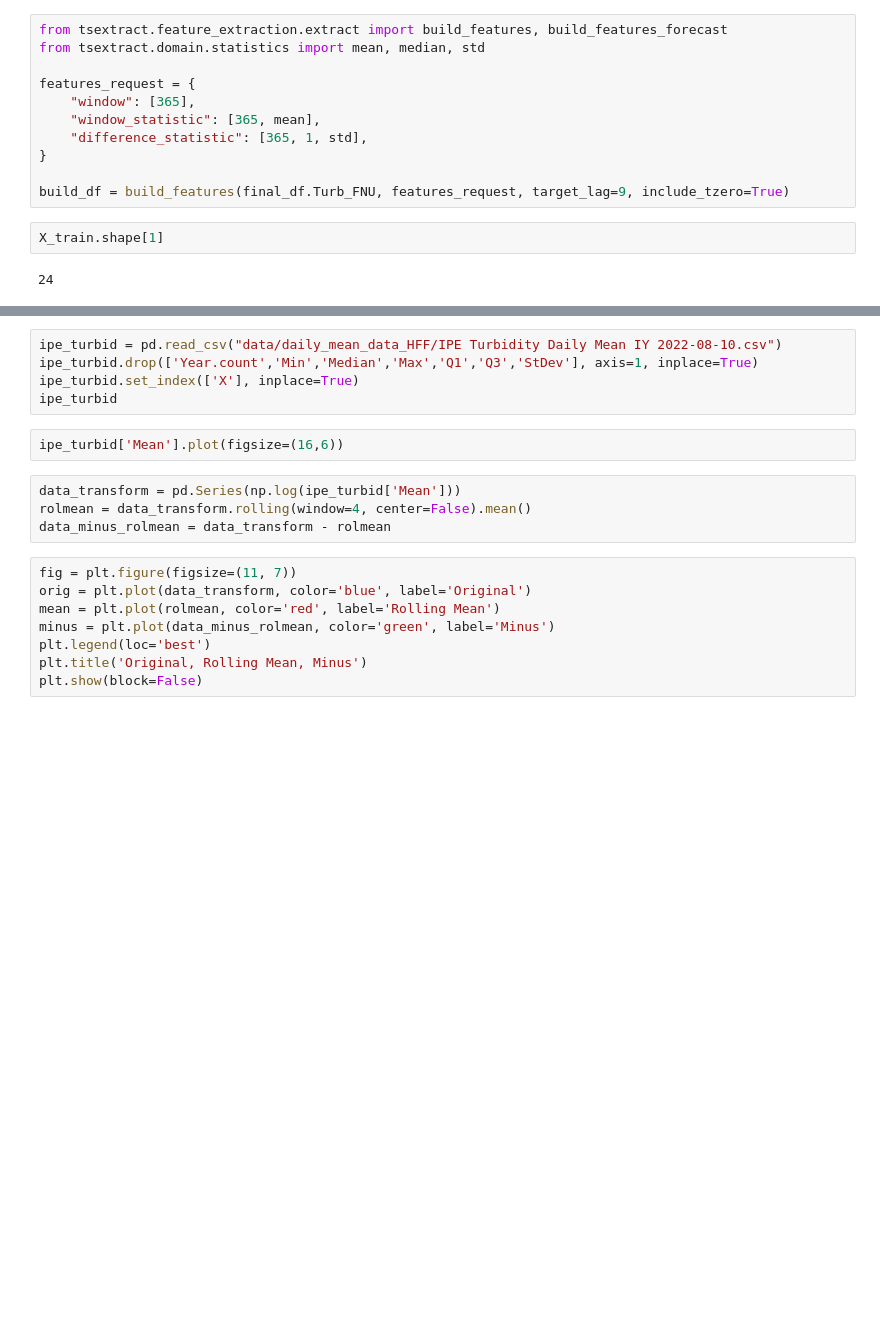
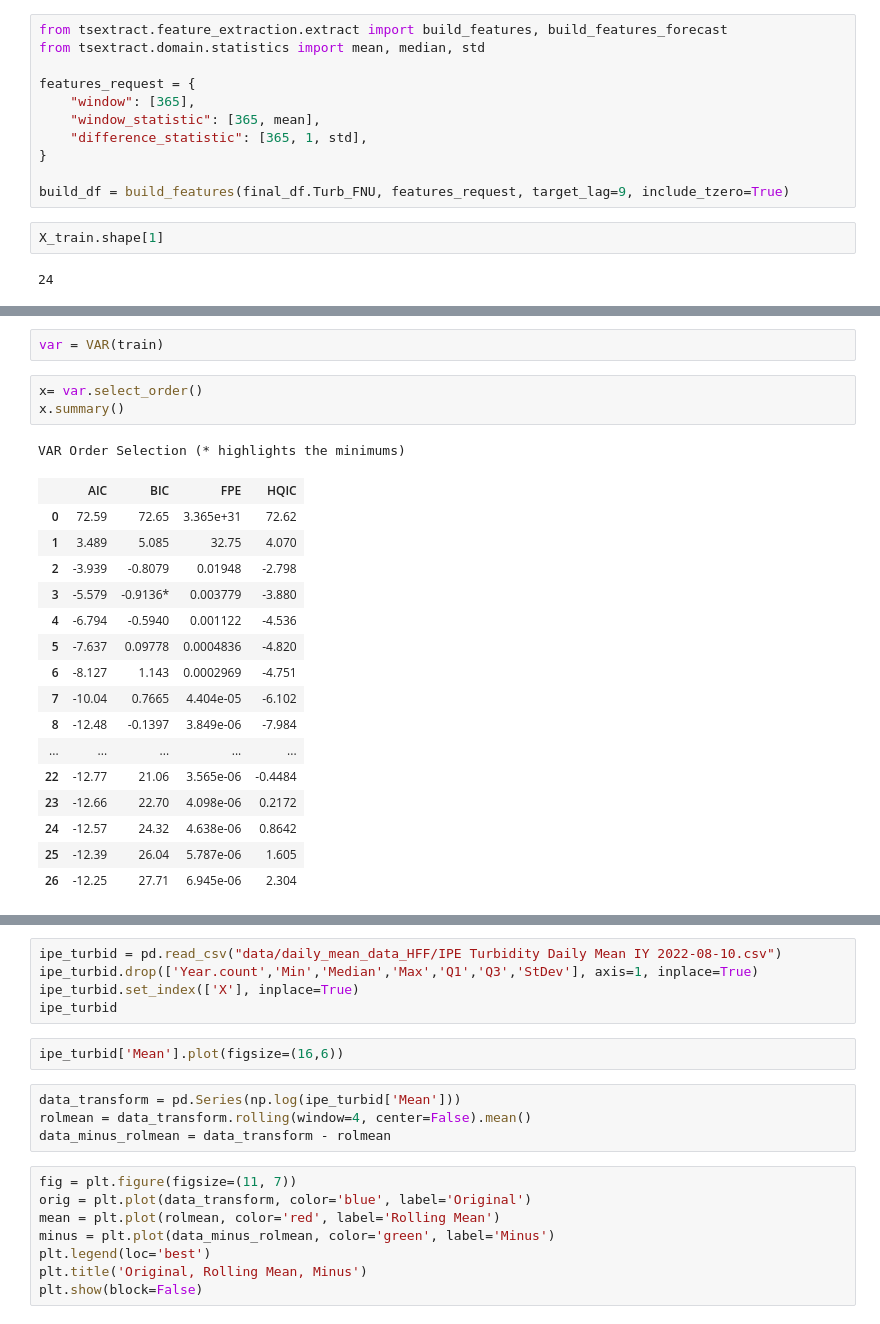
Before and after one commit to Krispy3/HFF_Water, a Jupyter notebook: scratch.ipynb, the cells around one changed output, grey strips where cells are left out. Drawn from its saved outputs; the diff is of its cells as text; blank space fills up the shorter version.

```diff
--- a/scratch.ipynb
+++ b/scratch.ipynb
@@ -641,0 +689,23 @@ AttributeError: 'Sequential' object has no attribute 'score'
+# %%
+var = VAR(train)
+# %%
+x= var.select_order()
+x.summary()
+# %% [output]
+VAR Order Selection (* highlights the minimums)
+|  | AIC | BIC | FPE | HQIC |
+| 0 | 72.59 | 72.65 | 3.365e+31 | 72.62 |
+| 1 | 3.489 | 5.085 | 32.75 | 4.070 |
+| 2 | -3.939 | -0.8079 | 0.01948 | -2.798 |
+| 3 | -5.579 | -0.9136* | 0.003779 | -3.880 |
+| 4 | -6.794 | -0.5940 | 0.001122 | -4.536 |
+| 5 | -7.637 | 0.09778 | 0.0004836 | -4.820 |
+| 6 | -8.127 | 1.143 | 0.0002969 | -4.751 |
+| 7 | -10.04 | 0.7665 | 4.404e-05 | -6.102 |
+| 8 | -12.48 | -0.1397 | 3.849e-06 | -7.984 |
+| ... | ... | ... | ... | ... |
+| 22 | -12.77 | 21.06 | 3.565e-06 | -0.4484 |
+| 23 | -12.66 | 22.70 | 4.098e-06 | 0.2172 |
+| 24 | -12.57 | 24.32 | 4.638e-06 | 0.8642 |
+| 25 | -12.39 | 26.04 | 5.787e-06 | 1.605 |
+| 26 | -12.25 | 27.71 | 6.945e-06 | 2.304 |
```
Also changed, not shown: parts of 22 cells of this notebook, 1 other file.
